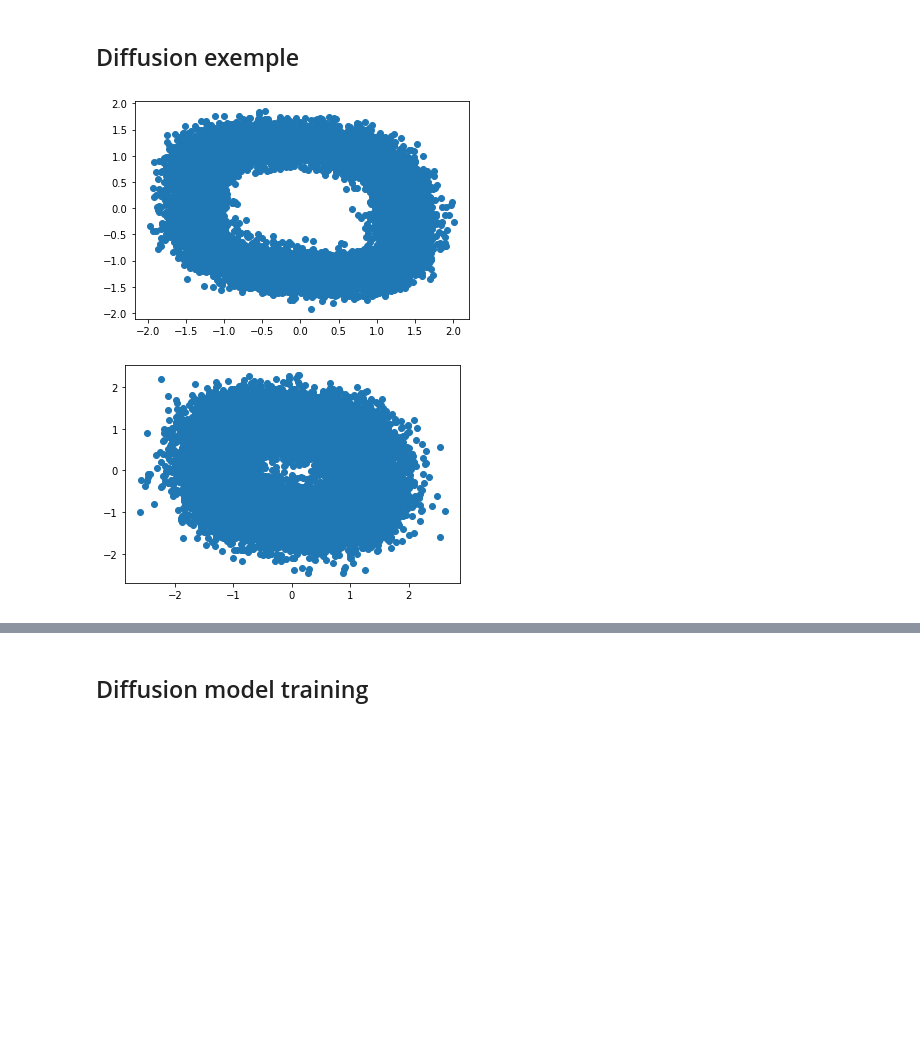
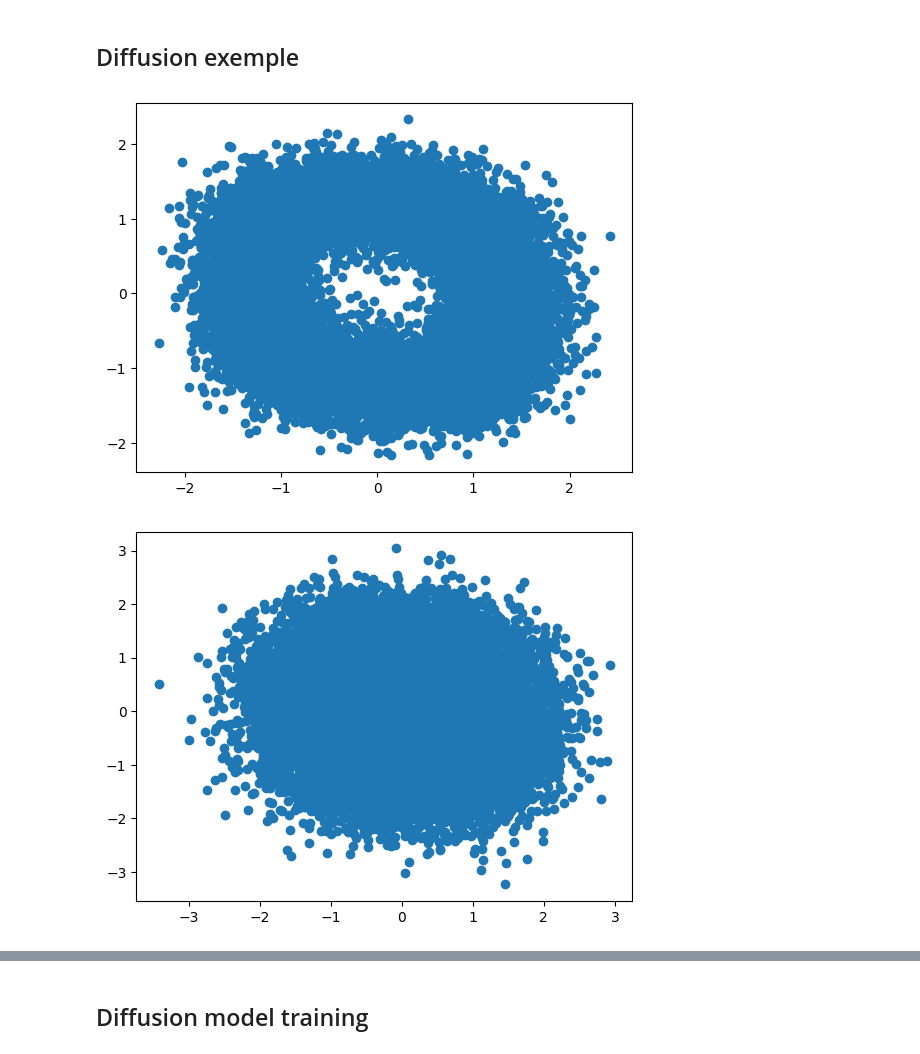
Before and after one commit to AlexandreNap/Denoising-Diffusion-Probabilistic-Model-toy-project, a Jupyter notebook: diffusion_exp.ipynb, the cells around one changed output, grey strips where cells are left out. Drawn from its saved outputs; the diff is of its cells as text; code cells hidden in the pictures; blank space fills up the shorter version.

```diff
--- a/diffusion_exp.ipynb
+++ b/diffusion_exp.ipynb
@@ -13,11 +13,14 @@ plt.scatter(data[:,0], data[:,1])
 # %% [markdown]
 ## Diffusion exemple
 # %%
-diffuser = DiffusionModel(torch.Tensor([]), 100, 0.00001, 0.008, "cpu")
+
+beta_1 = 0.0004
+beta_t = 0.02
+diffuser = DiffusionModel(torch.Tensor([]), 100, beta_1, beta_t, "cpu")
 for i in range(1,4):
     diffused = diffuser.diffuse(torch.Tensor(data), i*30)[1].numpy()
     plt.scatter(diffused[:,0], diffused[:,1])
     plt.show()
 # %% [output]
-[figure, old version]
+[figure, new version]
-[figure, old version]
+[figure, new version]
```
Also changed, not shown: parts of 10 cells of this notebook, 2 other files.
